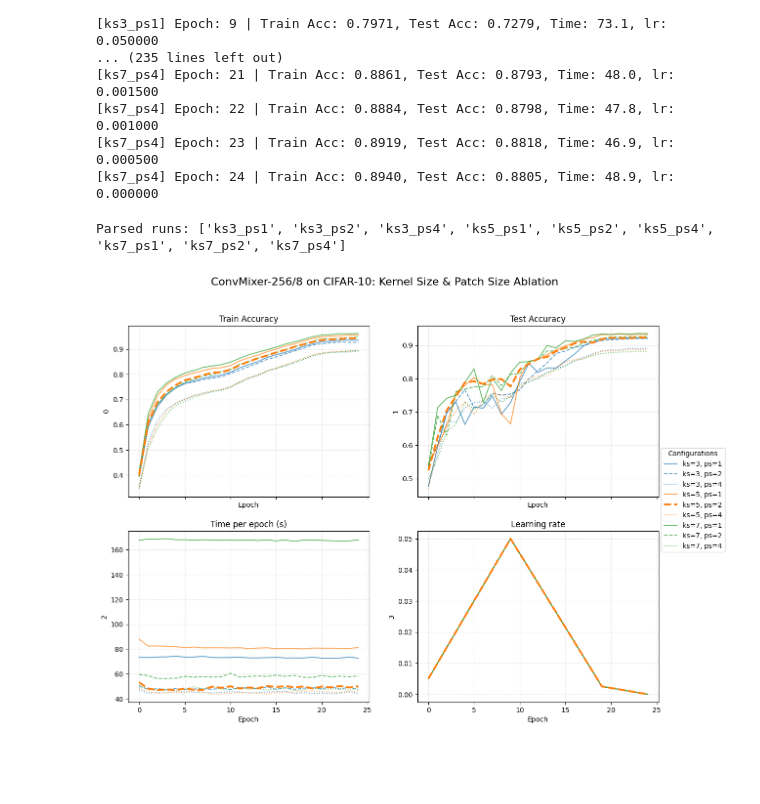
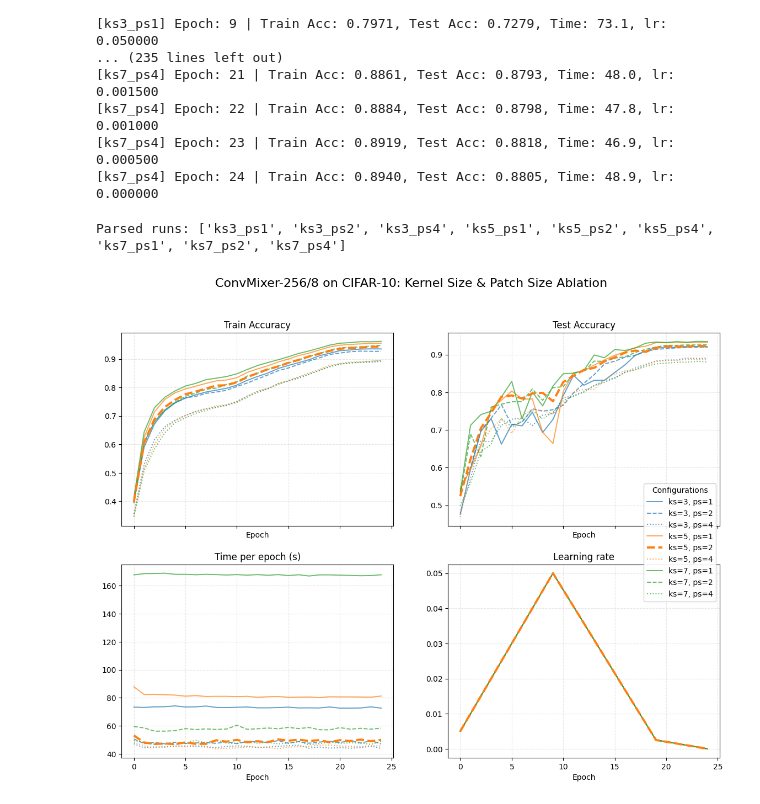
Before and after one commit to hx2385/WAWJ-convmixer, a Jupyter notebook: CIFAR-10/Hyperparameter tuning.ipynb, the cells around one changed output. Cells and saved outputs as stored; diff of their text form; code cells hidden in the pictures; blank space fills up the shorter version.

Commit message:
Change label location of the plots

```diff
--- a/CIFAR-10/Hyperparameter tuning.ipynb
+++ b/CIFAR-10/Hyperparameter tuning.ipynb
@@ -339,14 +343,12 @@ def parse_hp(name):
     p = int(m.group(2))
     return k, p
 
-# 颜色区分 kernel size
 kernel_color = {
     3: "tab:blue",
     5: "tab:orange",
     7: "tab:green",
 }
 
-# 线型区分 patch size
 patch_style = {
     1: "-",
     2: "--",
@@ -364,6 +366,8 @@ metric_info = [
 fig, axes = plt.subplots(2, 2, figsize=(14, 10), sharex=True)
 axes = axes.ravel()
 
+
+
 default_run = "ks5_ps2"
 
 for idx, (metric_key, metric_title, y_label) in enumerate(metric_info):
@@ -377,7 +381,7 @@ for idx, (metric_key, metric_title, y_label) in enumerate(metric_info):
         color = kernel_color[k]
         linestyle = patch_style[p]
 
-        # 默认配置线条加粗、完全不透明
+
         if run_name == default_run:
             lw = 2.8
             alpha = 1.0
@@ -387,42 +391,43 @@ for idx, (metric_key, metric_title, y_label) in enumerate(metric_info):
             alpha = 0.7
             z = 2
 
-        label = f"ks={k}, ps={p}"  # legend 里直接写超参数
+        label = f"ks={k}, ps={p}"
 
         ax.plot(
             epochs,
             values,
             linestyle=linestyle,
             color=color,
             linewidth=lw,
             alpha=alpha,
             label=label,
             zorder=z,
         )
 
     ax.set_title(metric_title)
     ax.set_xlabel("Epoch")
-    ax.set_ylabel(y_label)
+    # ax.set_ylabel(y_label)
     ax.grid(True, linestyle="--", alpha=0.3)
 
 
-# 为了 legend 去重（因为 4 个子图里重复添加）
+
 handles, labels = axes[0].get_legend_handles_labels()
 by_label = dict(zip(labels, handles))
 
 fig.legend(
     by_label.values(),
     by_label.keys(),
-    loc="center right",
-    # bbox_to_anchor=(1.14, 0.5),
-    title="Configurations"
+    loc='center right',
+    bbox_to_anchor=(0.9, 0.5),
+    title="Configurations",
+    framealpha=0.9
 )
 
 fig.suptitle("ConvMixer-256/8 on CIFAR-10: Kernel Size & Patch Size Ablation", fontsize=16)
 
 # plt.tight_layout(rect=[0, 0, 0.9, 1])
 plt.savefig("convmixer_ks_ps_comparison.png", dpi=300, bbox_inches="tight")
 plt.show()
 # %% [output]
 Parsed runs: ['ks3_ps1', 'ks3_ps2', 'ks3_ps4', 'ks5_ps1', 'ks5_ps2', 'ks5_ps4', 'ks7_ps1', 'ks7_ps2', 'ks7_ps4']
-[figure, old version]
+[figure, new version]
```
Also changed, not shown: parts of 1 cell of this notebook.
